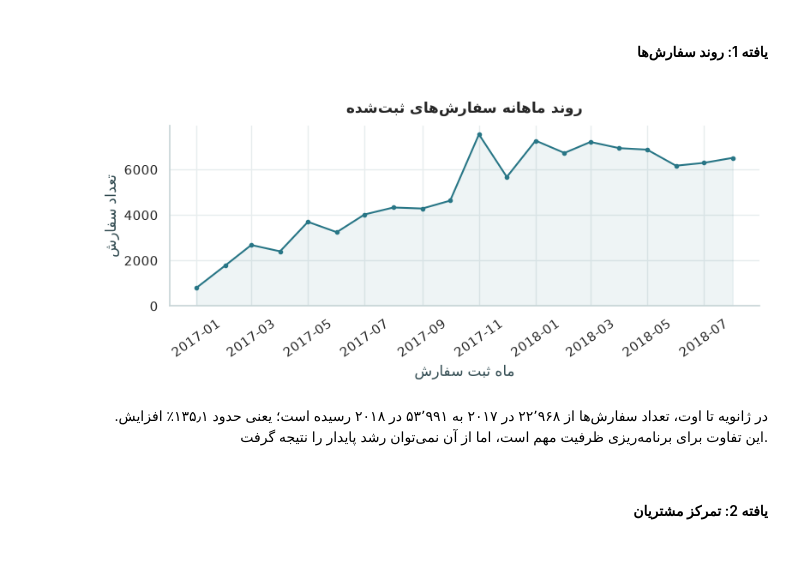
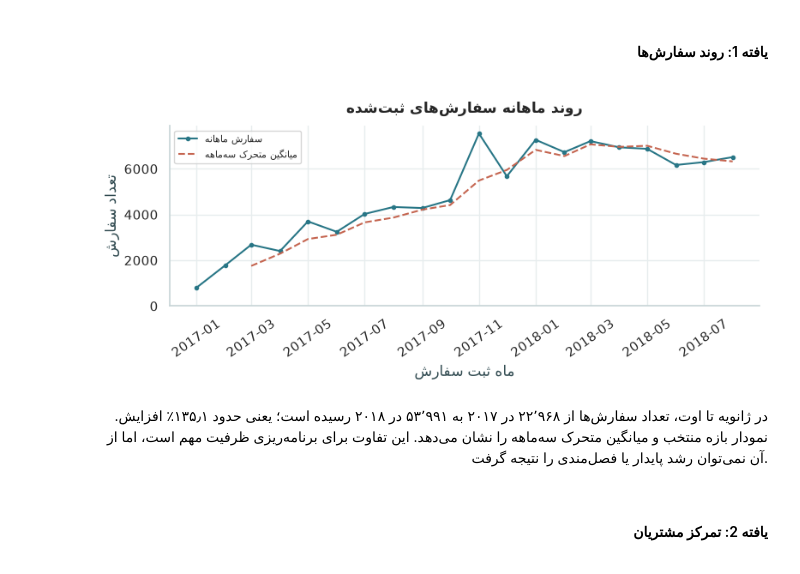
Before and after one commit to arashalidadi/olist-pro, a Jupyter notebook: olist_analysis.ipynb, the cells around one changed output. Drawn from its saved outputs; the diff is of its cells as text; code cells hidden in the pictures.

```diff
--- a/olist_analysis.ipynb
+++ b/olist_analysis.ipynb
@@ -107,6 +107,7 @@ python -m pip install jupyter pandas numpy matplotlib "seaborn>=0.13" arabic-res
 from pathlib import Path
 
 import matplotlib
+from matplotlib import ft2font
 import numpy as np
 import pandas as pd
 import matplotlib.pyplot as plt
@@ -119,9 +120,9 @@ from bidi.algorithm import get_display
 
 def fa(text):
     text = str(text)
-    if Version(matplotlib.__version__) >= Version('3.11'):
+    if Version(matplotlib.__version__) >= Version('3.11') and getattr(ft2font, '__libraqm_version__', ''):
         return text
-    return get_display(arabic_reshaper.reshape(text))
+    return '\n'.join(get_display(arabic_reshaper.reshape(line)) for line in text.split('\n'))
 
 
 sns.set_theme(
@@ -2625,17 +2831,20 @@ ax.legend(); plt.tight_layout(); plt.show()
 # %%
 manager_months = monthly.loc[(monthly.index >= pd.Period('2017-01')) & (monthly.index <= pd.Period('2018-08'))]
 fig, ax = plt.subplots(figsize=(8, 3.6))
-ax.plot(manager_months.index.to_timestamp(), manager_months, marker='o', markersize=3, color='#287686')
-ax.fill_between(manager_months.index.to_timestamp(), manager_months, color='#287686', alpha=.08)
+ax.plot(manager_months.index.to_timestamp(), manager_months, marker='o', markersize=3,
+        color='#287686', label=fa('سفارش ماهانه'))
+ax.plot(manager_months.index.to_timestamp(), manager_months.rolling(3).mean(), ls='--',
+        color='#c56550', label=fa('میانگین متحرک سه‌ماهه'))
+ax.legend(loc='upper left', fontsize=8)
 ax.set(title=fa('روند ماهانه سفارش‌های ثبت‌شده'), xlabel=fa('ماه ثبت سفارش'), ylabel=fa('تعداد سفارش'))
 ax.set_ylim(bottom=0)
 plt.xticks(rotation=35); plt.tight_layout(); plt.show()
 # %% [output]
-[figure, old version]
+[figure, new version]
 # %% [markdown]
 <div dir="rtl" align="right" style="text-align: right;">
 
-در ژانویه تا اوت، تعداد سفارش‌ها از ۲۲٬۹۶۸ در ۲۰۱۷ به ۵۳٬۹۹۱ در ۲۰۱۸ رسیده است؛ یعنی حدود ۱۳۵٫۱٪ افزایش. این تفاوت برای برنامه‌ریزی ظرفیت مهم است، اما از آن نمی‌توان رشد پایدار را نتیجه گرفت.
+در ژانویه تا اوت، تعداد سفارش‌ها از ۲۲٬۹۶۸ در ۲۰۱۷ به ۵۳٬۹۹۱ در ۲۰۱۸ رسیده است؛ یعنی حدود ۱۳۵٫۱٪ افزایش. نمودار بازه منتخب و میانگین متحرک سه‌ماهه را نشان می‌دهد. این تفاوت برای برنامه‌ریزی ظرفیت مهم است، اما از آن نمی‌توان رشد پایدار یا فصل‌مندی را نتیجه گرفت.
 
 </div>
 # %% [markdown]
```
Also changed, not shown: parts of 23 cells of this notebook, 1 other file.
